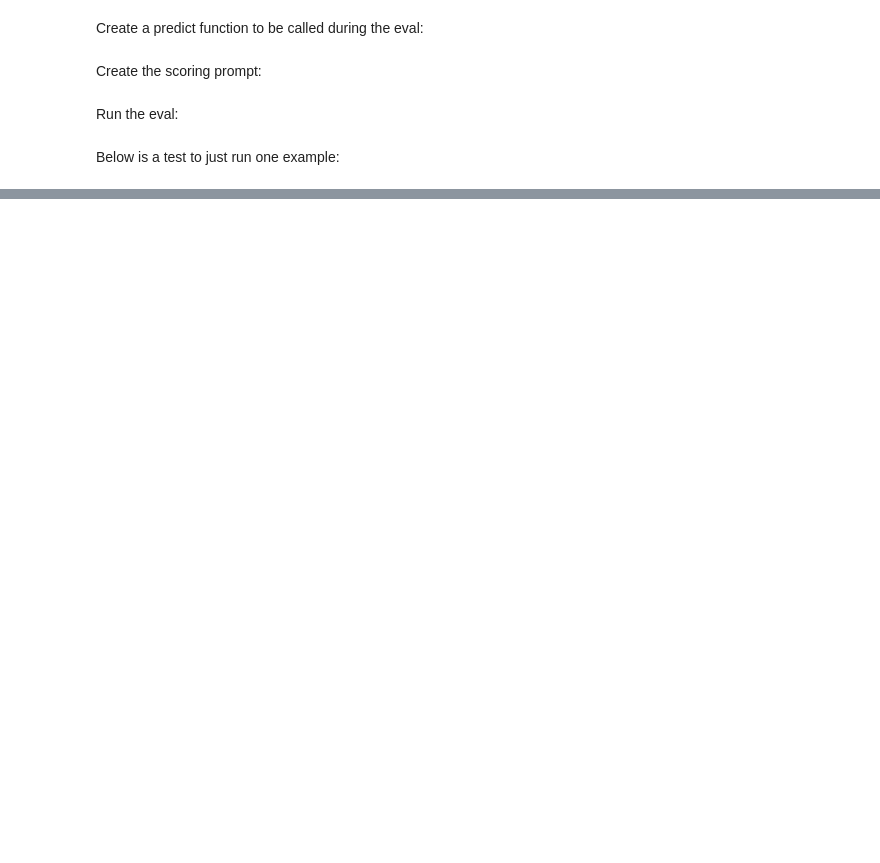
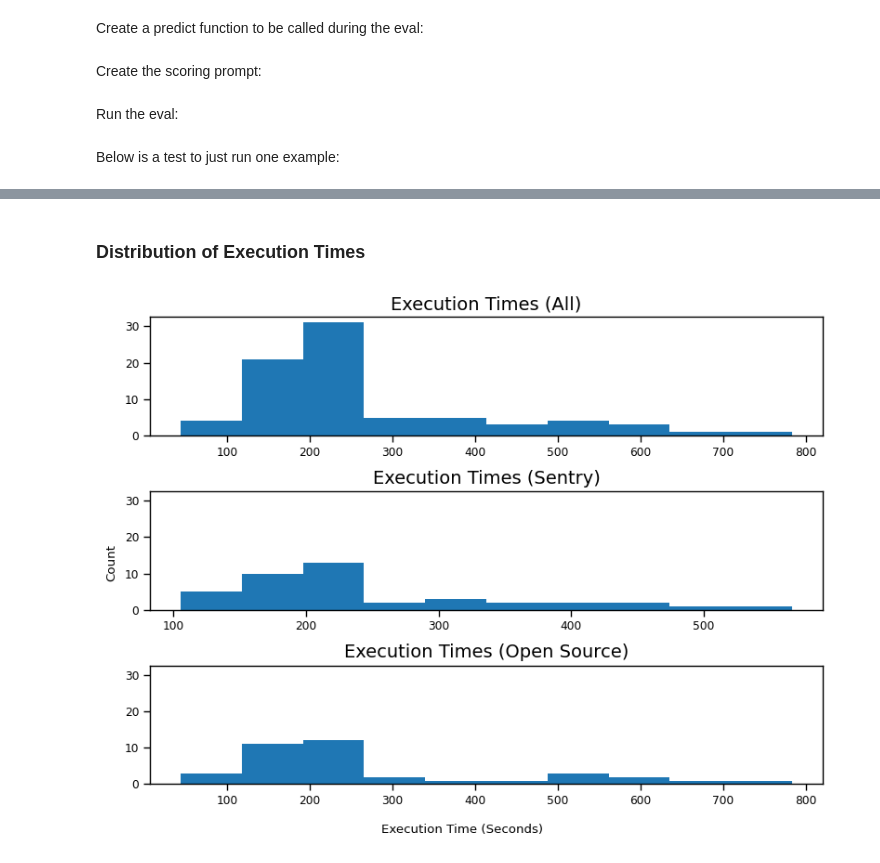
Before and after one commit to getsentry/seer, a Jupyter notebook: notebooks/run_eval.ipynb, the cells around one changed output, grey strips where cells are left out. Saved outputs shown, nothing was run; the diff lists cells and outputs as text; code cells hidden in the pictures; blank space fills up the shorter version.

```diff
--- a/notebooks/run_eval.ipynb
+++ b/notebooks/run_eval.ipynb
@@ -1669,0 +1701,4 @@ find_original_snippet(
+# %%
+df_orig = langsmith_client.get_test_results(project_name='Autofix v2 rev:10')
+
+# ['input.repo_name', 'execution_time', 'error']
@@ -1669,0 +1771,7 @@ find_original_snippet(
+# %%
+# Hacky fix for runs that error out when we get no fix from the model. In these cases we set the score to 0.
+df_proj.error = df_proj.error.fillna('')
+df_proj.loc[(df_proj.error.str.len() == 0), 'failed'] = False
+df_proj.loc[(df_proj.error.str.startswith("IndexError('list index out of range')")), 'failed'] = False
+df_proj.loc[(df_proj.failed.isna()), 'failed'] = True
+df_proj.loc[(df_proj.failed == False) & (df_proj['feedback.diff_gpt_panel_n3_score'].isna()), 'feedback.diff_gpt_panel_n3_score'] = 0
@@ -1669,0 +1789,26 @@ find_original_snippet(
+# %%
+df_successful = df_proj[df_proj.failed == False]
+# %% [markdown]
+### Distribution of Execution Times
+# %%
+fig, ax = plt.subplots(3, 1, sharey=True, sharex=False)
+df_successful.execution_time.plot.hist(title='Execution Times (All)', ax=ax[0], ylabel='')
+df_successful[df_successful['input.repo_name'].str.startswith('getsentry/')].execution_time.plot.hist(title='Execution Times (Sentry)', ax=ax[1], ylabel='')
+df_successful[~df_successful['input.repo_name'].str.startswith('getsentry/')].execution_time.plot.hist(title='Execution Times (Open Source)', ax=ax[2], ylabel='')
+plt.subplots_adjust(top = 0.99, bottom=0.01, hspace=.75, wspace=0.4)
+sns.set_context("paper", rc={"font.size":8,"axes.titlesize":14,"axes.labelsize":12})
+params = {
+          'figure.figsize': (8,6),
+          'axes.labelsize': 12,
+          'axes.titlesize': 14,
+}
+plt.rcParams.update(params)
+# plt.tick_params(labelcolor='none', which='both', top=False, bottom=False, left=False, right=False)
+fig.supxlabel('Execution Time (Seconds)')
+fig.supylabel('Count')
+plt.tight_layout()
+plt.savefig('execution_times.png', dpi=150)
+
+plt.show()
+# %% [output]
+[figure, added]
```
Also changed, not shown: parts of 23 cells of this notebook, 1 other file.
